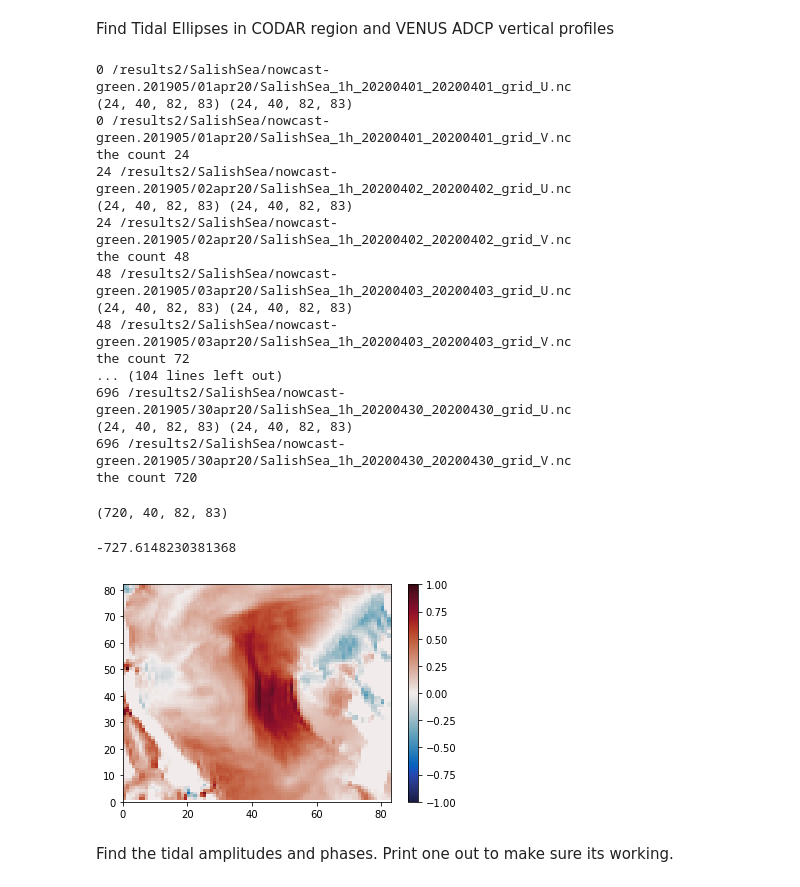
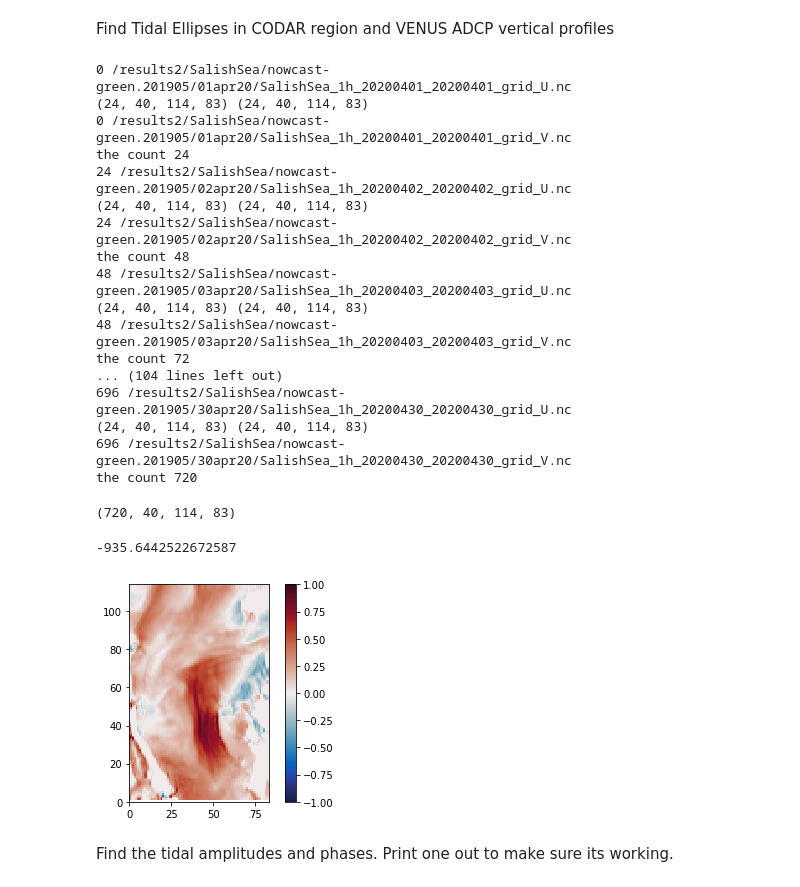
Before and after one commit to SalishSeaCast/analysis-shared, a Jupyter notebook: compare_tides/Ellipses-201905.ipynb, the cells around one changed output. Drawn from its saved outputs; the diff is of its cells as text; code cells hidden in the pictures.

```diff
--- a/compare_tides/Ellipses-201905.ipynb
+++ b/compare_tides/Ellipses-201905.ipynb
@@ -22,7 +22,7 @@ grid_lats = grid["nav_lat"][:]
 grid_lons = grid["nav_lon"][:]
 grid_bathy = grid["Bathymetry"][:]
 # %%
-imin = 379; imax = 461; jmin = 238; jmax=321; ndays = 30
+imin = 379; imax = 493; jmin = 238; jmax=321; ndays = 30
 # %%
 vvel = np.zeros((ndays*24, 40, imax-imin, jmax-jmin)); uvel =np.zeros_like(vvel)
 DIRECTORY = '/results2/SalishSea/nowcast-green.201905/'
@@ -42,33 +42,34 @@ for filename in sorted(glob.glob(os.path.join(DIRECTORY, '??apr20/SalishSea_1h*_
     fn.close()
 # %% [output]
 0 /results2/SalishSea/nowcast-green.201905/01apr20/SalishSea_1h_20200401_20200401_grid_U.nc
-(24, 40, 82, 83) (24, 40, 82, 83)
+(24, 40, 114, 83) (24, 40, 114, 83)
 0 /results2/SalishSea/nowcast-green.201905/01apr20/SalishSea_1h_20200401_20200401_grid_V.nc
 the count 24
 24 /results2/SalishSea/nowcast-green.201905/02apr20/SalishSea_1h_20200402_20200402_grid_U.nc
-(24, 40, 82, 83) (24, 40, 82, 83)
+(24, 40, 114, 83) (24, 40, 114, 83)
 24 /results2/SalishSea/nowcast-green.201905/02apr20/SalishSea_1h_20200402_20200402_grid_V.nc
 the count 48
 48 /results2/SalishSea/nowcast-green.201905/03apr20/SalishSea_1h_20200403_20200403_grid_U.nc
-(24, 40, 82, 83) (24, 40, 82, 83)
+(24, 40, 114, 83) (24, 40, 114, 83)
 48 /results2/SalishSea/nowcast-green.201905/03apr20/SalishSea_1h_20200403_20200403_grid_V.nc
 the count 72
 ... (104 lines left out)
 696 /results2/SalishSea/nowcast-green.201905/30apr20/SalishSea_1h_20200430_20200430_grid_U.nc
-(24, 40, 82, 83) (24, 40, 82, 83)
+(24, 40, 114, 83) (24, 40, 114, 83)
 696 /results2/SalishSea/nowcast-green.201905/30apr20/SalishSea_1h_20200430_20200430_grid_V.nc
 the count 720
 # %%
 print (uvel.shape)
 # %% [output]
-(720, 40, 82, 83)
+(720, 40, 114, 83)
 # %%
 # Just a quick plot to check things are approximately reasonable
 fig, ax = plt.subplots(1, 1)
 mesh = ax.pcolormesh(vvel[28, 0], cmap=cm.balance, vmax=1, vmin=-1)
 fig.colorbar(mesh)
+viz_tools.set_aspect(ax)
 print (uvel[ndays*24-4, 0, :, 1:].sum())
 # %% [output]
--727.6148230381368
+-935.6442522672587
-[figure, old version]
+[figure, new version]
 # %%
```
Also changed, not shown: parts of 5 cells of this notebook.
